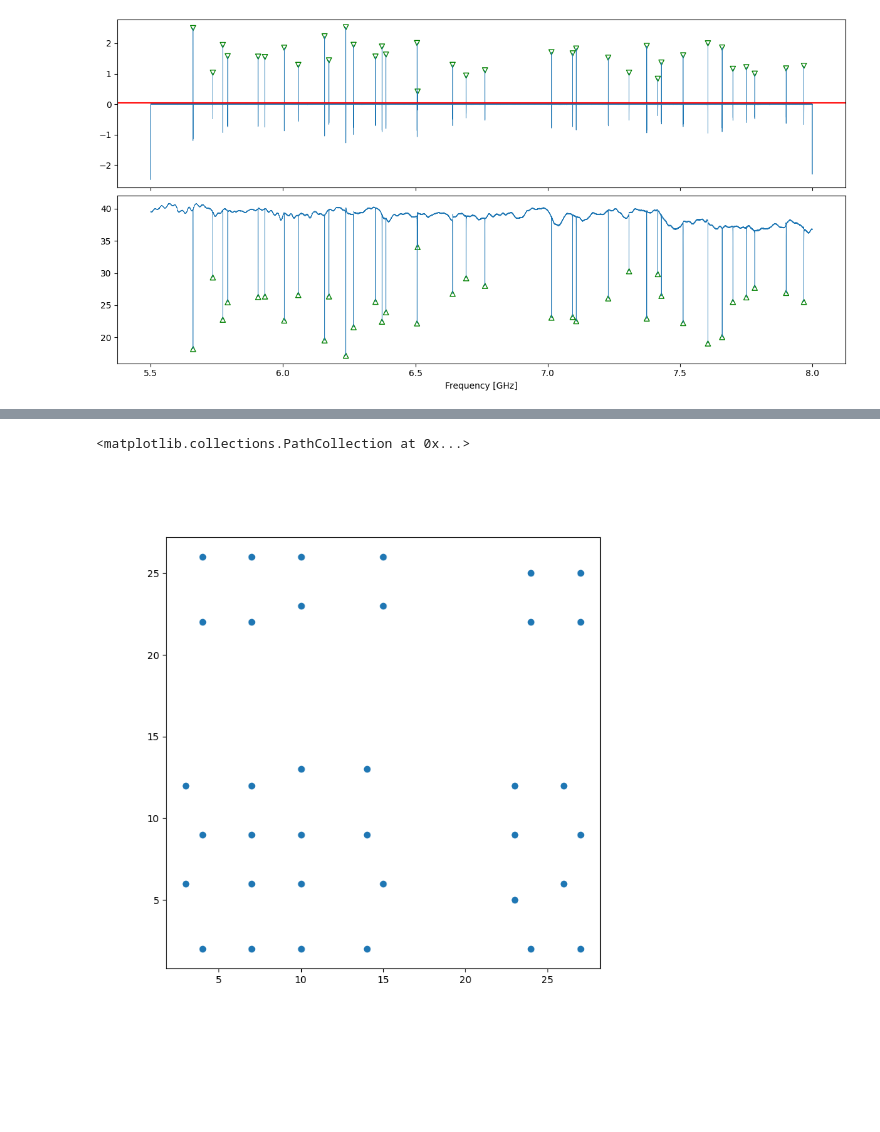
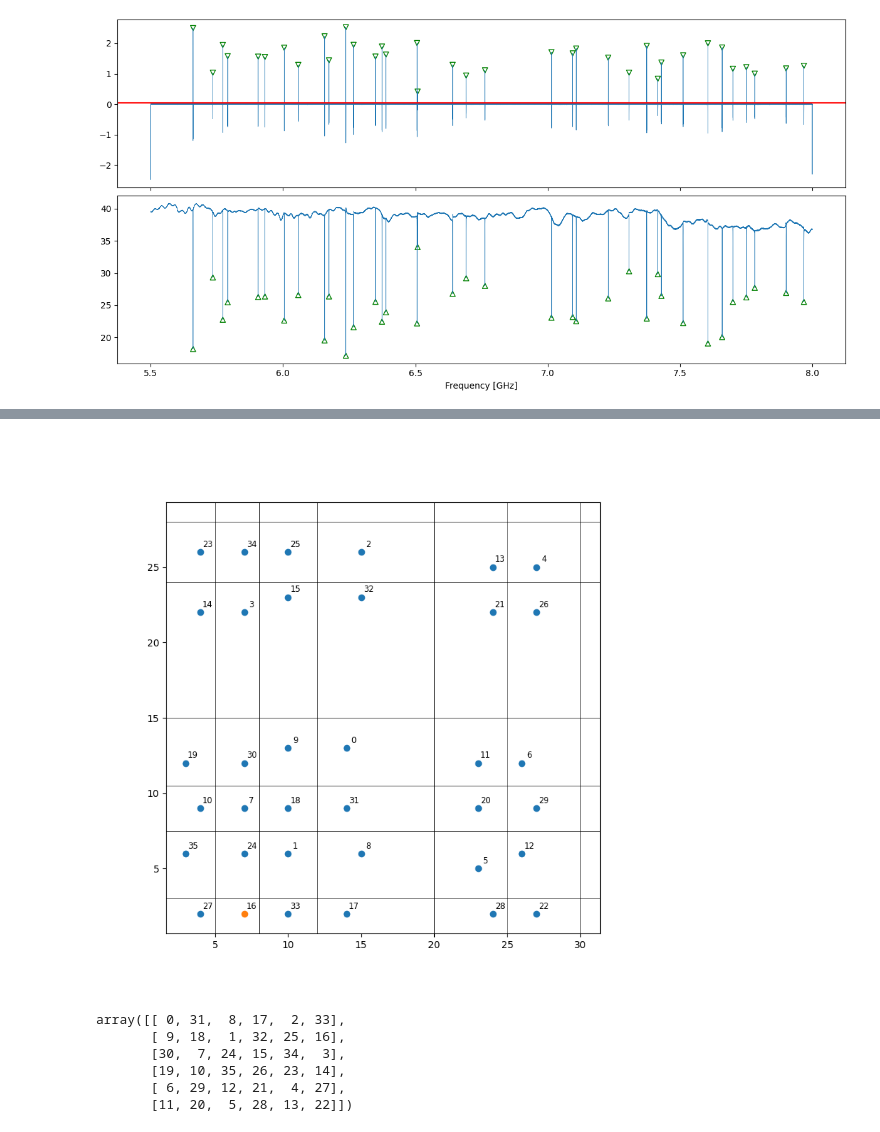
Before and after one commit to wilbertras/spatial-mapping, a Jupyter notebook: Mappings/LT343chip9/mapping_LT343chip9.ipynb, the cells around one changed output, grey strips where cells are left out. Drawn from its saved outputs; the diff is of its cells as text; code cells hidden in the pictures; blank space fills up the shorter version.

```diff
--- a/Mappings/LT343chip9/mapping_LT343chip9.ipynb
+++ b/Mappings/LT343chip9/mapping_LT343chip9.ipynb
@@ -198,8 +203,33 @@ ax['f'].scatter(cy, -propy['peak_heights'], c='None', edgecolor='g')
-# %%
-fig, ax = plt.subplots(figsize=(8, 8))
-full_pos = pos + semi_pos
-ax.scatter(*full_pos.T)
-# ax.scatter(*semi_pos.T, c='None', edgecolor='orange')
-# %% [output]
-<matplotlib.collections.PathCollection at 0x...>
-[figure, removed]
+# %%
+fig, ax = plt.subplots(figsize=(8, 8))
+full_pos = np.empty((nr_kids, 3))
+full_pos[:] = np.nan
+full_pos[:, 2] = np.arange(nr_kids)
+ax.scatter(*pos[:, :2].T)
+ax.scatter(*semi_pos[:, :2].T)
+gridx = np.array([5, 8, 12, 20, 25, 30])
+gridy = np.array([3, 7.5, 10.5, 15, 24, 28])
+for i in range(len(gridx)):
+    ax.axvline(gridx[i], c='k', lw=.5)
+    ax.axhline(gridy[i], c='k', lw=.5)
+for coord in pos:
+    if ~np.any(np.isnan(coord)):
+        text = ax.text(coord[0]+.5, coord[1]+.5, str(int(coord[2])), ha="center", va="center", color="k", fontsize='small',zorder=4)
+for coord in semi_pos:
+    if ~np.any(np.isnan(coord)):
+        text = ax.text(coord[0]+.5, coord[1]+.5, str(int(coord[2])), ha="center", va="center", color="k", fontsize='small',zorder=4)
+full_pos[:, :2] = pos[:, :2] + semi_pos[:, :2]
+# %% [output]
+[figure, added]
+# %%
+kid_id_board = np.load('KID_ID_BOARD_6x6.npy')
+kid_id_board -= 1
+# kid_id_board = np.flip(kid_id_board, axis=0)
+kid_id_board
+# %% [output]
+array([[ 0, 31,  8, 17,  2, 33],
+       [ 9, 18,  1, 32, 25, 16],
+       [30,  7, 24, 15, 34,  3],
+       [19, 10, 35, 26, 23, 14],
+       [ 6, 29, 12, 21,  4, 27],
+       [11, 20,  5, 28, 13, 22]])
```
Also changed, not shown: parts of 10 cells of this notebook, 5 other files.
